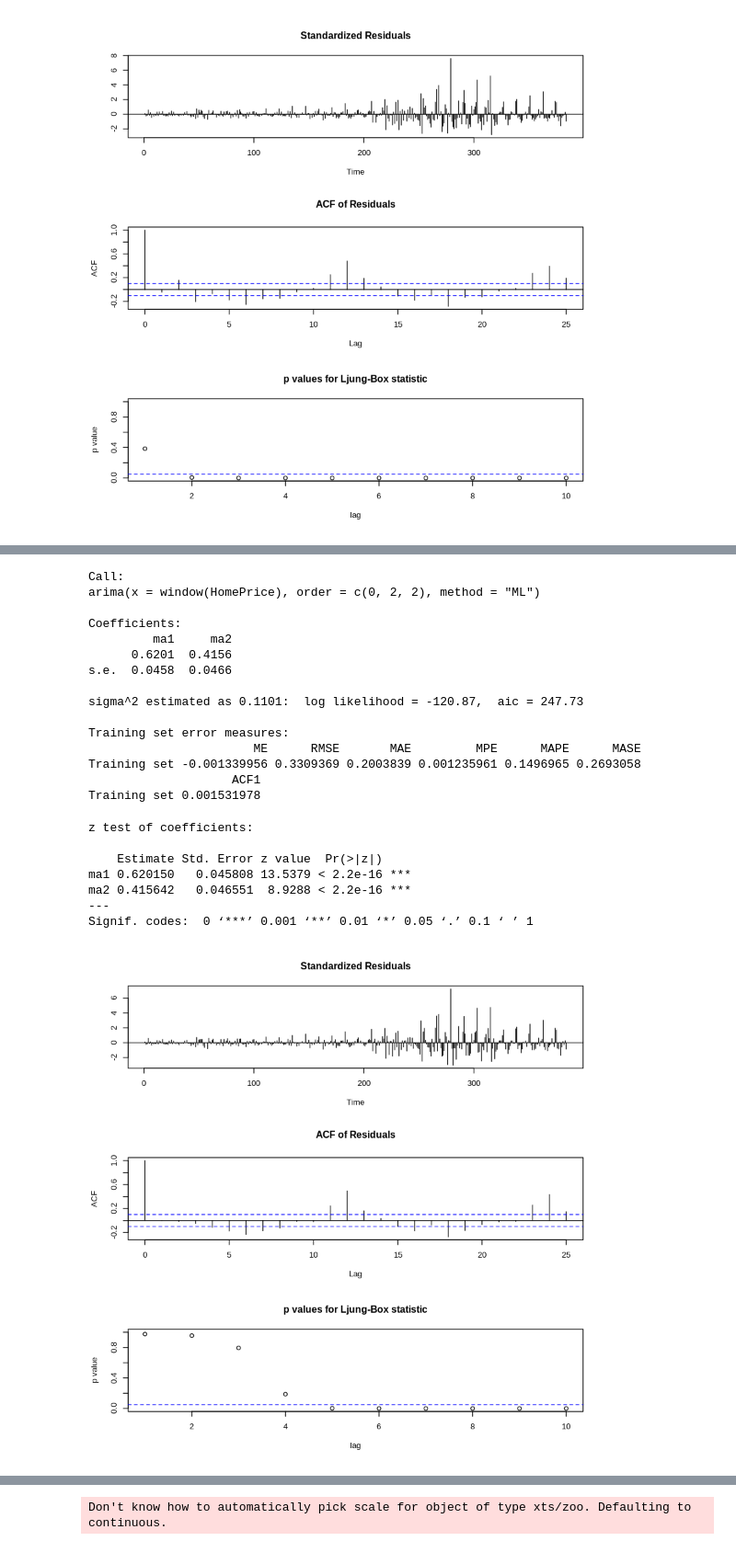
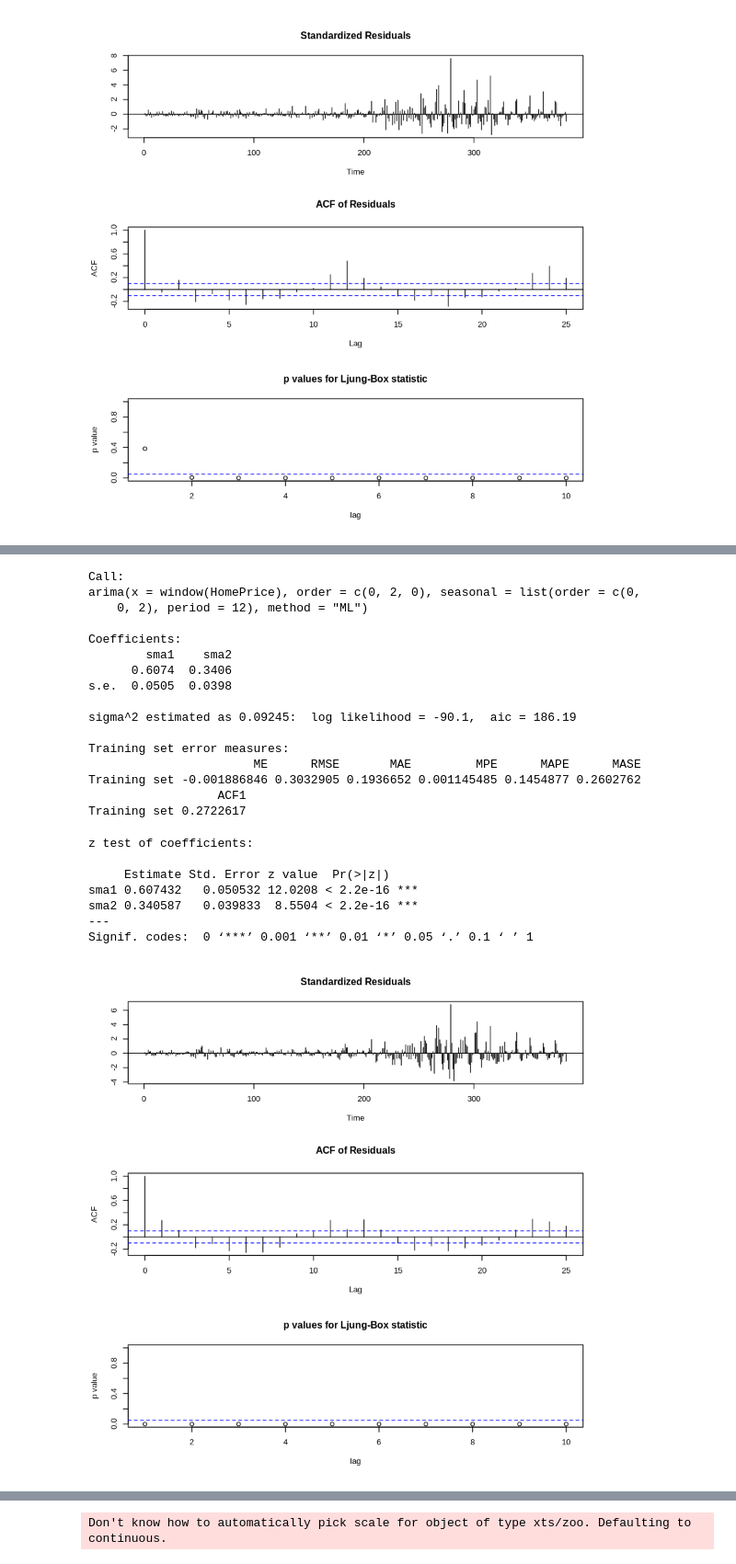
Before and after one commit to yehjxraymond/wqu_econometrics_group_proj, a Jupyter notebook: Univariate Time Series.ipynb, the cells around one changed output, grey strips where cells are left out. Shown: that part at 92% size. Drawn from its saved outputs; the diff is of its cells as text; code cells hidden in the pictures.

```diff
--- a/Univariate Time Series.ipynb
+++ b/Univariate Time Series.ipynb
@@ -232,35 +284,35 @@ Both coefficient, ma1 & ma2, are tested to be significantly different from zero.
 # %%
-model3 <- arima(window(HomePrice), order=c(0,2,2), method = "ML")
+model5 <- arima(window(HomePrice), order=c(0,2,0), seasonal=list(order=c(0,0,2),period=12),  method = "ML")
+# Print summary of model5
+summary(model5)
 
-# Print summary of model3
-summary(model3)
+# Coefficient test of sma1 and sma2
+coeftest(model5)
 
-# Coefficient test of ma1 and ma2
-coeftest(model3)
-
-# Print diagnostics of model3
-tsdiag(model3)
+# Print diagnostics of model5
+tsdiag(model5)
 # %% [output]
 Call:
-arima(x = window(HomePrice), order = c(0, 2, 2), method = "ML")
+arima(x = window(HomePrice), order = c(0, 2, 0), seasonal = list(order = c(0,
+    0, 2), period = 12), method = "ML")
 
 Coefficients:
-         ma1     ma2
-      0.6201  0.4156
-s.e.  0.0458  0.0466
+        sma1    sma2
+      0.6074  0.3406
+s.e.  0.0505  0.0398
 
-sigma^2 estimated as 0.1101:  log likelihood = -120.87,  aic = 247.73
+sigma^2 estimated as 0.09245:  log likelihood = -90.1,  aic = 186.19
 
 Training set error measures:
                        ME      RMSE       MAE         MPE      MAPE      MASE
-Training set -0.001339956 0.3309369 0.2003839 0.001235961 0.1496965 0.2693058
-                    ACF1
-Training set 0.001531978
+Training set -0.001886846 0.3032905 0.1936652 0.001145485 0.1454877 0.2602762
+                  ACF1
+Training set 0.2722617
 z test of coefficients:
 
-    Estimate Std. Error z value  Pr(>|z|)
-ma1 0.620150   0.045808 13.5379 < 2.2e-16 ***
-ma2 0.415642   0.046551  8.9288 < 2.2e-16 ***
+     Estimate Std. Error z value  Pr(>|z|)
+sma1 0.607432   0.050532 12.0208 < 2.2e-16 ***
+sma2 0.340587   0.039833  8.5504 < 2.2e-16 ***
 ---
 Signif. codes:  0 ‘***’ 0.001 ‘**’ 0.01 ‘*’ 0.05 ‘.’ 0.1 ‘ ’ 1
-[figure, old version]
+[figure, new version]
```
Also changed, not shown: parts of 7 cells of this notebook.
